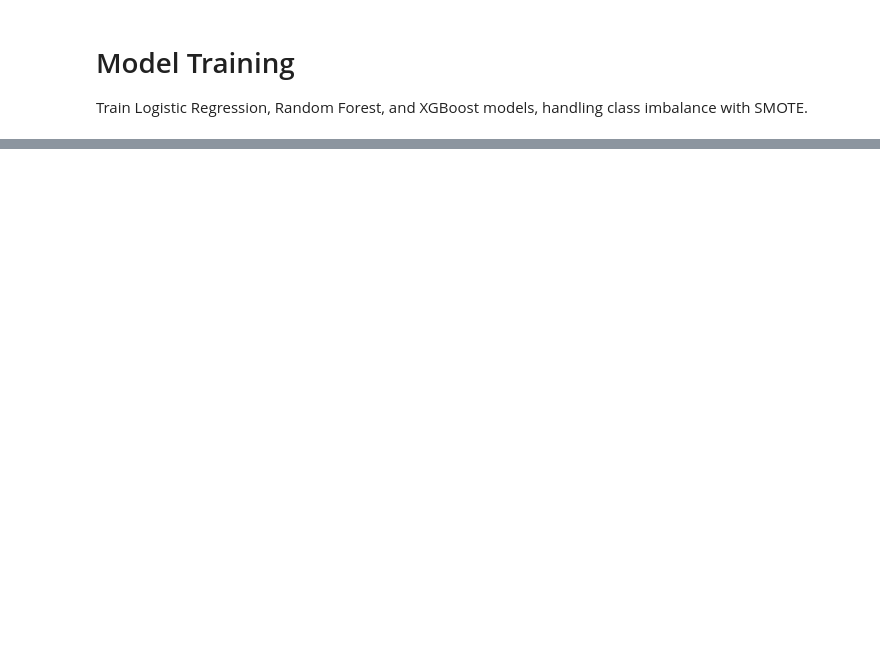
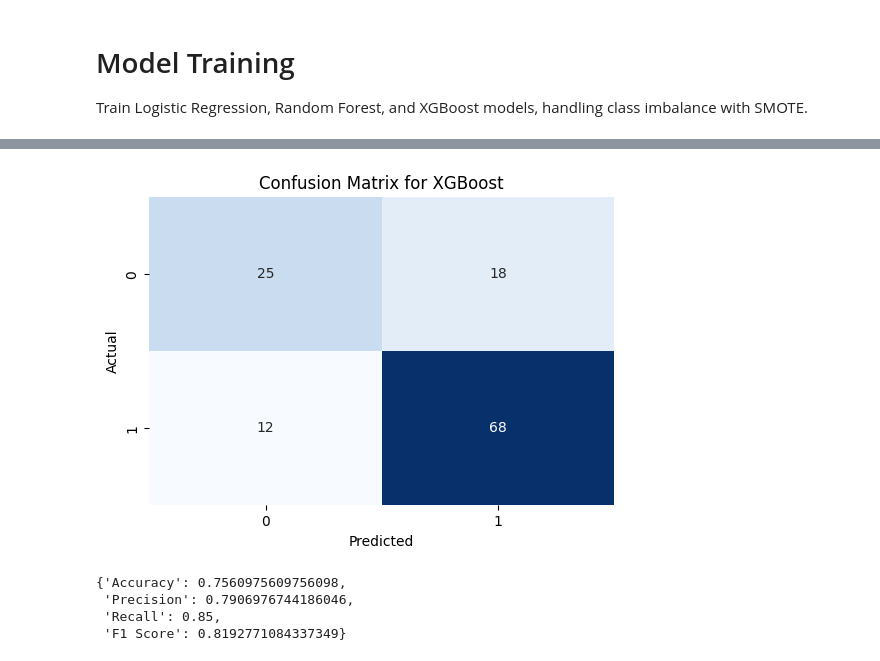
Before and after one commit to tamaxhh/AI-powered-default-risk-predictor-for-Fintech, a Jupyter notebook: Notebook/04_model_training.ipynb, the cells around one changed output, grey strips where cells are left out. Drawn from its saved outputs; the diff is of its cells as text; code cells hidden in the pictures; blank space fills up the shorter version.

```diff
--- a/Notebook/04_model_training.ipynb
+++ b/Notebook/04_model_training.ipynb
@@ -30,3 +30,38 @@ log_info(f'Data split: X_train shape {X_train.shape}, X_test shape {X_test.shape
+# %%
+# Evaluate metrics function
+from sklearn.metrics import accuracy_score, precision_score, recall_score, f1_score
+def evaluate_model(model, X_test, y_test):
+    y_pred = model.predict(X_test)
+    y_proba = model.predict_proba(X_test)[:, 1] if hasattr(model, "predict_proba") else None
+    metrics = {
+        'Accuracy': accuracy_score(y_test, y_pred),
+        'Precision': precision_score(y_test, y_pred),
+        'Recall': recall_score(y_test, y_pred),
+        'F1 Score': f1_score(y_test, y_pred),
+    }
+    return metrics
+# Confusion matrix plotting function
+import matplotlib.pyplot as plt
+import seaborn as sns
+from sklearn.metrics import confusion_matrix
+def plot_confusion_matrix(y_test, y_pred, model_name):
+    cm = confusion_matrix(y_test, y_pred)
+    plt.figure(figsize=(6, 4))
+    sns.heatmap(cm, annot=True, fmt='d', cmap='Blues', cbar=False)
+    plt.title(f'Confusion Matrix for {model_name}')
+    plt.xlabel('Predicted')
+    plt.ylabel('Actual')
+    plt.show()
+
+# Showing results function without def
+plot_confusion_matrix(y_test, XGBClassifier().fit(X_train, y_train).predict(X_test), 'XGBoost')  # Example usage
+evaluate_model(XGBClassifier().fit(X_train, y_train), X_test, y_test)  # Example usage
+# %% [output]
+[figure, added]
+{'Accuracy': 0.7560975609756098,
+ 'Precision': 0.7906976744186046,
+ 'Recall': 0.85,
+ 'F1 Score': 0.8192771084337349}
 # %%
 # Handle class imbalance with SMOTE
 smote = SMOTE(random_state=SMOTE_RANDOM_STATE)
```
Also changed, not shown: parts of 6 cells of this notebook, 5 other files.
